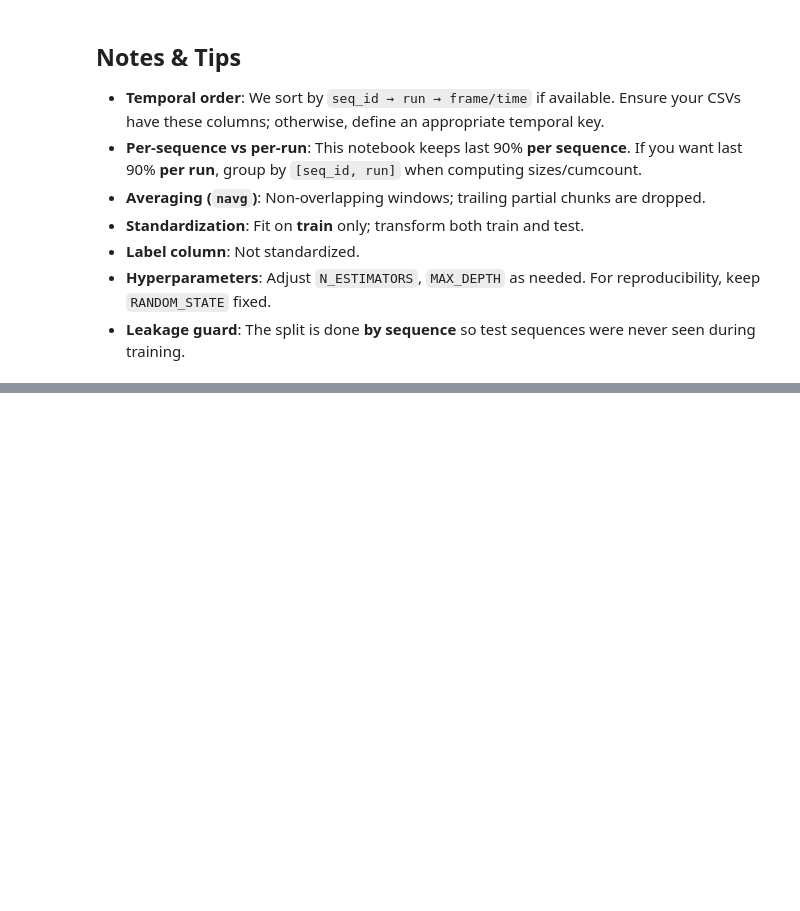
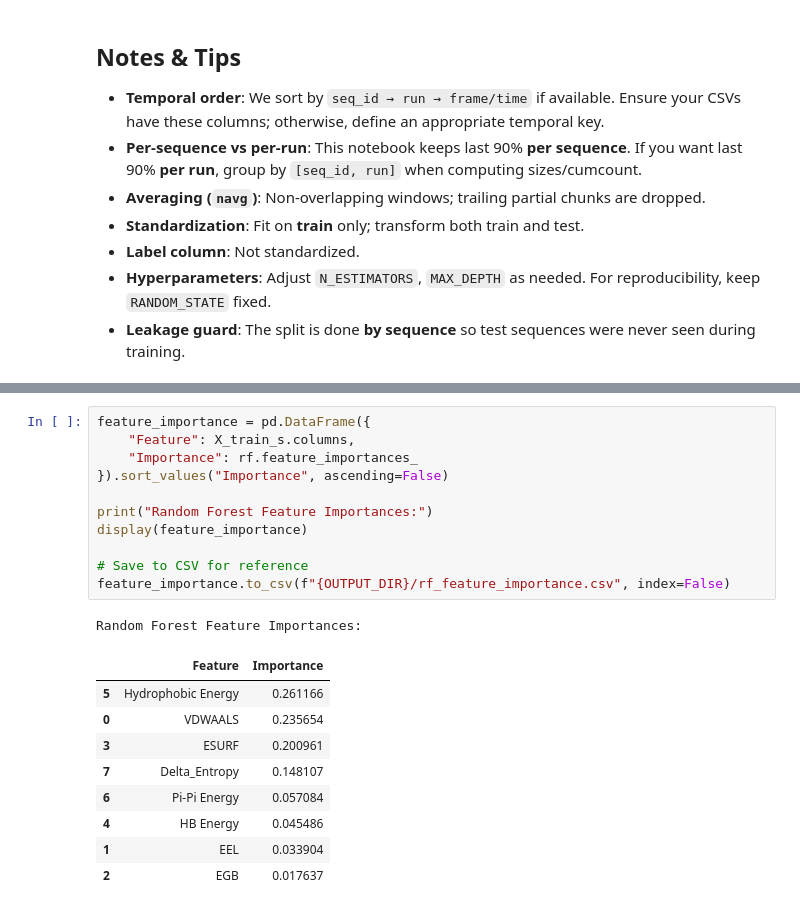
Before and after one commit to Nakshatra120/ML-Protein-DNA-Binding-Affinity, a Jupyter notebook: tutorial notebooks/walkthrough-RF-2.ipynb, the cells around one changed output, grey strips where cells are left out. Drawn from its saved outputs; the diff is of its cells as text; blank space fills up the shorter version.

```diff
--- a/tutorial notebooks/walkthrough-RF-2.ipynb
+++ b/tutorial notebooks/walkthrough-RF-2.ipynb
@@ -375,0 +465,22 @@ print(scaler_path)
+# %%
+feature_importance = pd.DataFrame({
+    "Feature": X_train_s.columns,
+    "Importance": rf.feature_importances_
+}).sort_values("Importance", ascending=False)
+
+print("Random Forest Feature Importances:")
+display(feature_importance)
+
+# Save to CSV for reference
+feature_importance.to_csv(f"{OUTPUT_DIR}/rf_feature_importance.csv", index=False)
+# %% [output]
+Random Forest Feature Importances:
+|  | Feature | Importance |
+| 5 | Hydrophobic Energy | 0.261166 |
+| 0 | VDWAALS | 0.235654 |
+| 3 | ESURF | 0.200961 |
+| 7 | Delta_Entropy | 0.148107 |
+| 6 | Pi-Pi Energy | 0.057084 |
+| 4 | HB Energy | 0.045486 |
+| 1 | EEL | 0.033904 |
+| 2 | EGB | 0.017637 |
```
Also changed, not shown: parts of 16 cells of this notebook, 4 other files.
